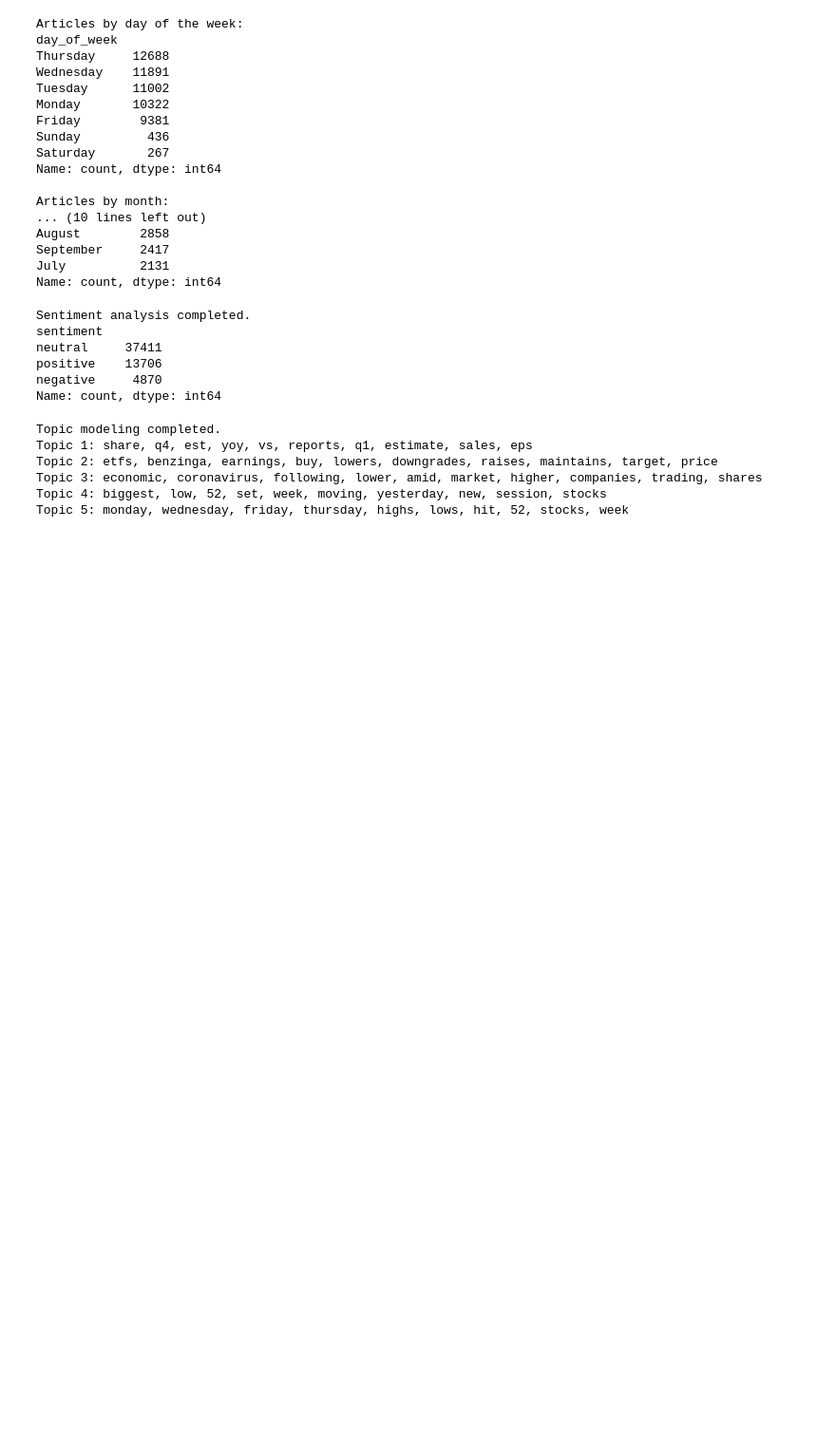
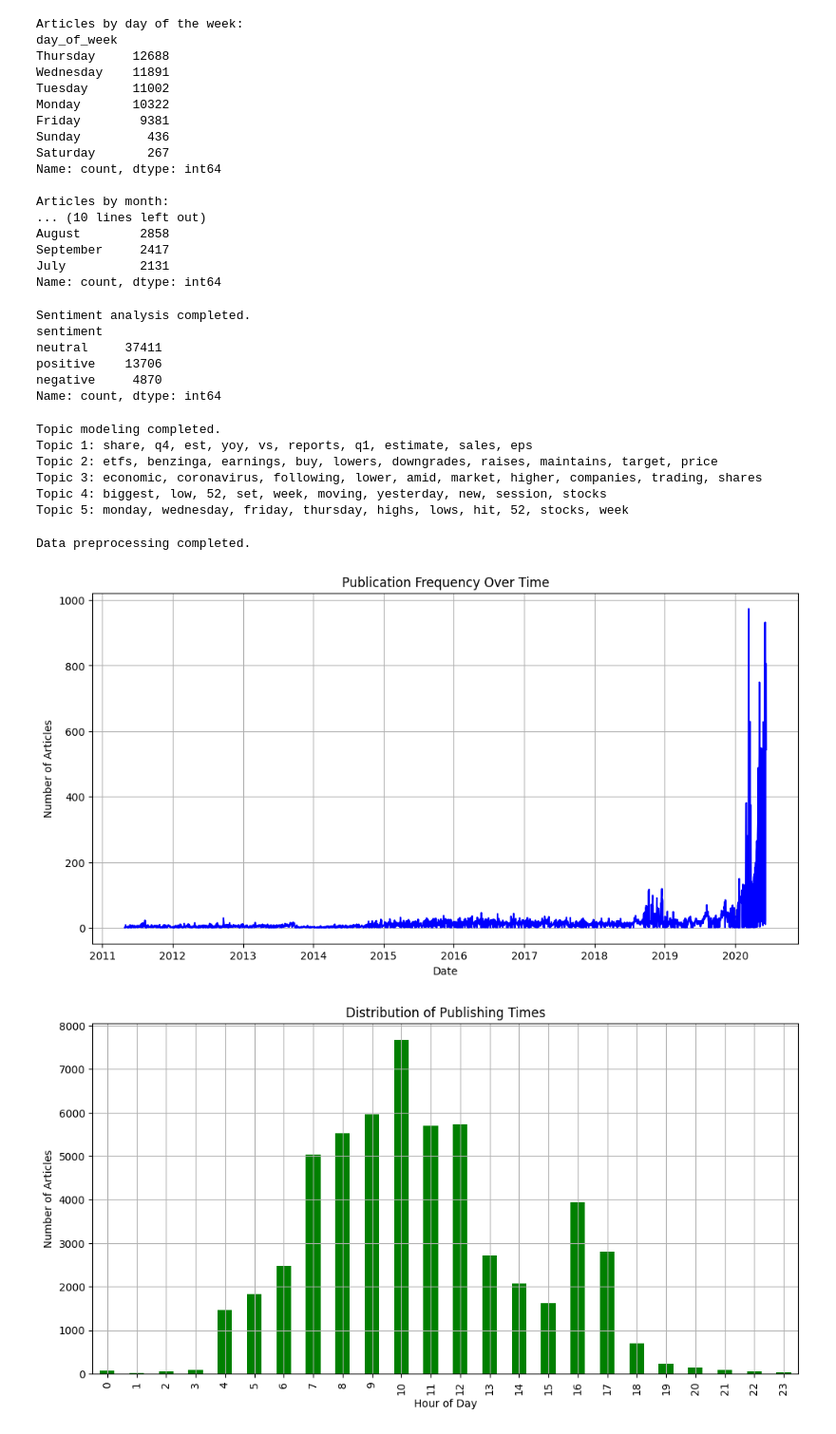
Before and after one commit to Azazh/Sentiment-Driven-Financial-Insights, a Jupyter notebook: notebooks/Stock_Analysis_Insights.ipynb, the cells around one changed output. Shown: that part at 95% size. Cells and saved outputs as stored; diff of their text form; code cells hidden in the pictures; blank space fills up the shorter version.

```diff
--- a/notebooks/Stock_Analysis_Insights.ipynb
+++ b/notebooks/Stock_Analysis_Insights.ipynb
@@ -87,3 +87,11 @@ Topic 2: etfs, benzinga, earnings, buy, lowers, downgrades, raises, maintains, t
 Topic 3: economic, coronavirus, following, lower, amid, market, higher, companies, trading, shares
 Topic 4: biggest, low, 52, set, week, moving, yesterday, new, session, stocks
 Topic 5: monday, wednesday, friday, thursday, highs, lows, hit, 52, stocks, week
+# %%
+eda.preprocess_data()
+eda.analyze_publication_frequency()
+eda.analyze_publishing_times()
+# %% [output]
+Data preprocessing completed.
+[figure, added]
+[figure, added]
```
Also changed, not shown: 1 other file.
